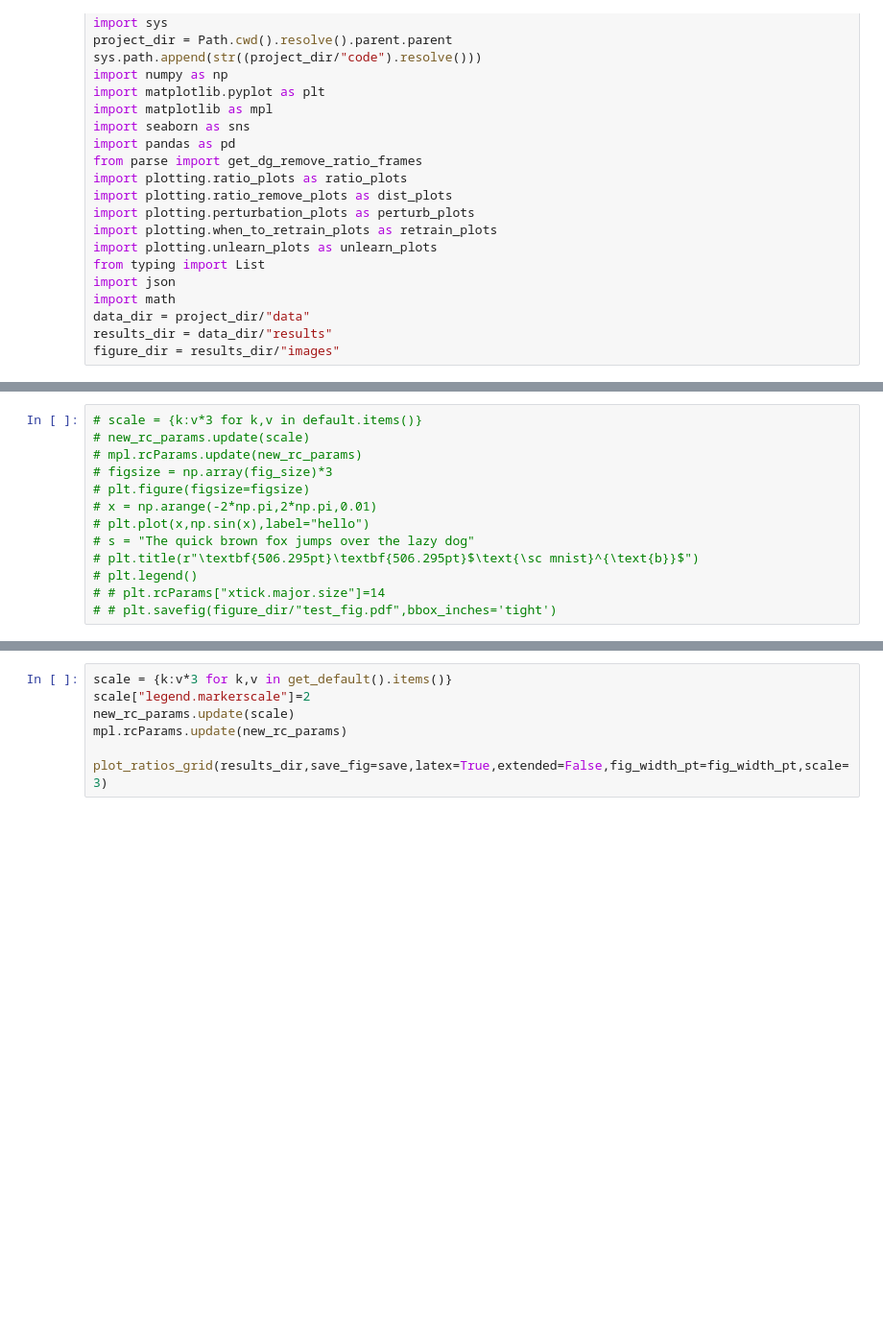
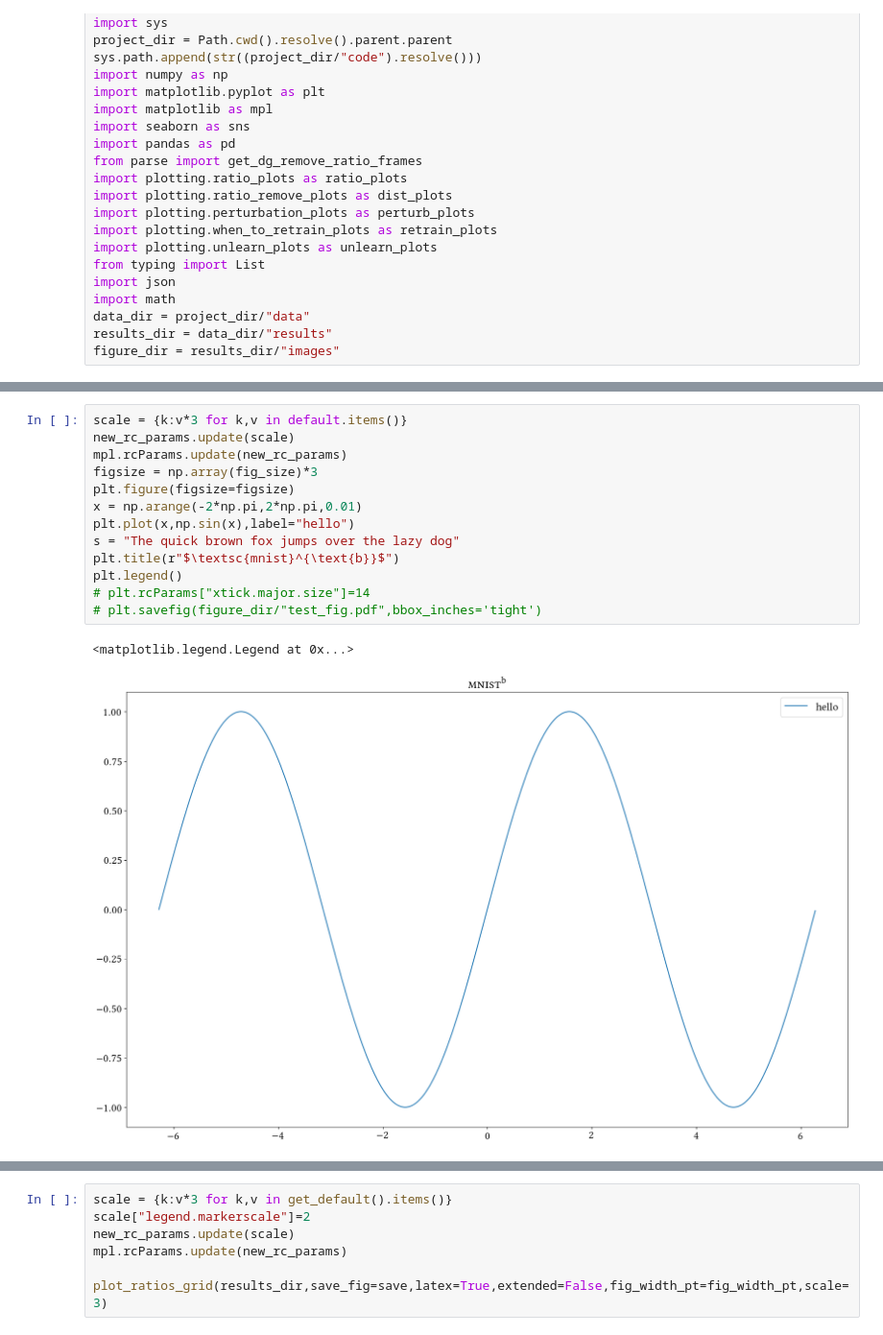
Before and after one commit to testc2/unlearning-experiments, a Jupyter notebook: code/plotting/Final Plots.ipynb, the cells around one changed output, grey strips where cells are left out. Shown at 96% size. Saved outputs shown, nothing was run; the diff lists cells and outputs as text; blank space fills up the shorter version.

```diff
--- a/code/plotting/Final Plots.ipynb
+++ b/code/plotting/Final Plots.ipynb
@@ -59,16 +60,19 @@ fig_size = [fig_width,fig_height]
 mpl.rcParams.update(new_rc_params)
 save = True
 # %%
-# scale = {k:v*3 for k,v in default.items()}
-# new_rc_params.update(scale)
-# mpl.rcParams.update(new_rc_params)
-# figsize = np.array(fig_size)*3
-# plt.figure(figsize=figsize)
-# x = np.arange(-2*np.pi,2*np.pi,0.01)
-# plt.plot(x,np.sin(x),label="hello")
-# s = "The quick brown fox jumps over the lazy dog"
-# plt.title(r"\textbf{506.295pt}\textbf{506.295pt}$\text{\sc mnist}^{\text{b}}$")
-# plt.legend()
-# # plt.rcParams["xtick.major.size"]=14
-# # plt.savefig(figure_dir/"test_fig.pdf",bbox_inches='tight')
+scale = {k:v*3 for k,v in default.items()}
+new_rc_params.update(scale)
+mpl.rcParams.update(new_rc_params)
+figsize = np.array(fig_size)*3
+plt.figure(figsize=figsize)
+x = np.arange(-2*np.pi,2*np.pi,0.01)
+plt.plot(x,np.sin(x),label="hello")
+s = "The quick brown fox jumps over the lazy dog"
+plt.title(r"$\textsc{mnist}^{\text{b}}$")
+plt.legend()
+# plt.rcParams["xtick.major.size"]=14
+# plt.savefig(figure_dir/"test_fig.pdf",bbox_inches='tight')
+# %% [output]
+<matplotlib.legend.Legend at 0x...>
+[figure, added]
 # %%
```
Also changed, not shown: parts of 6 cells of this notebook, 3 other files.
